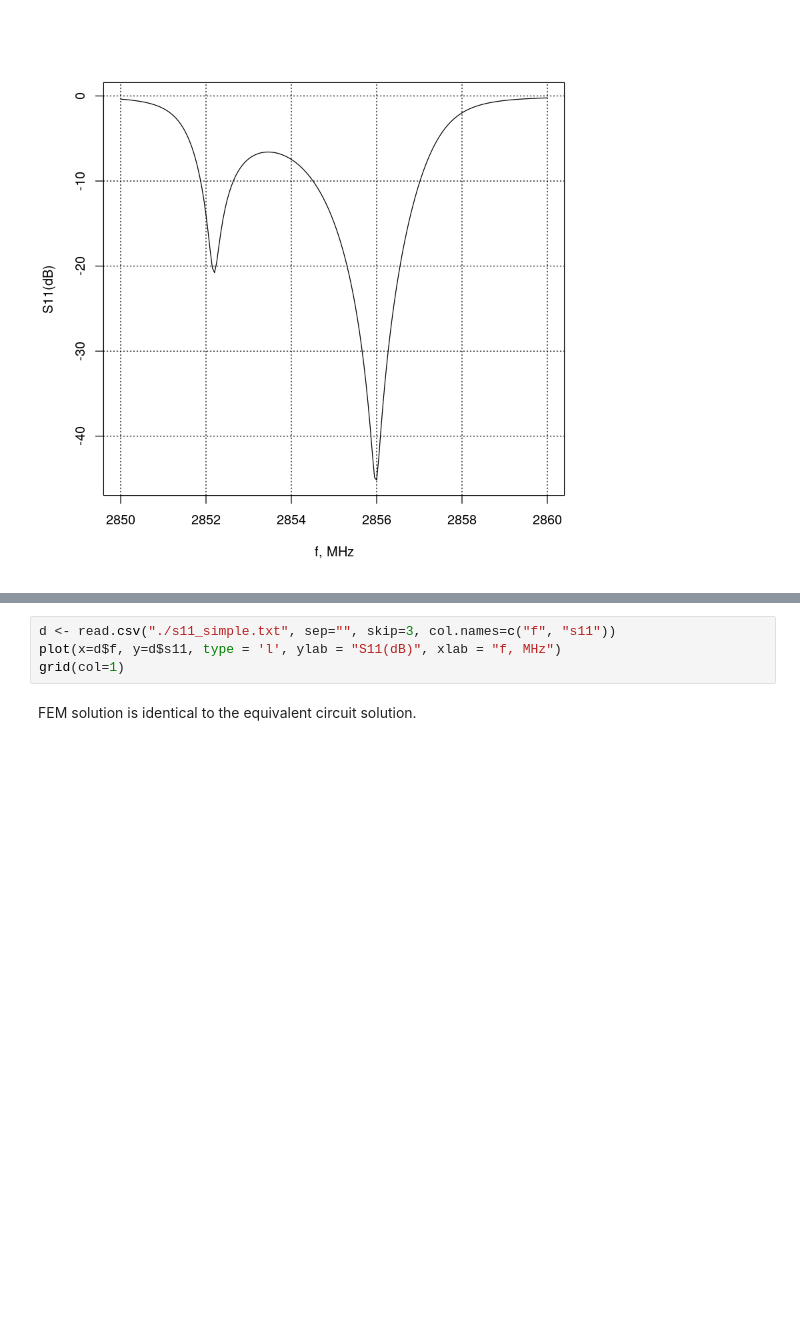
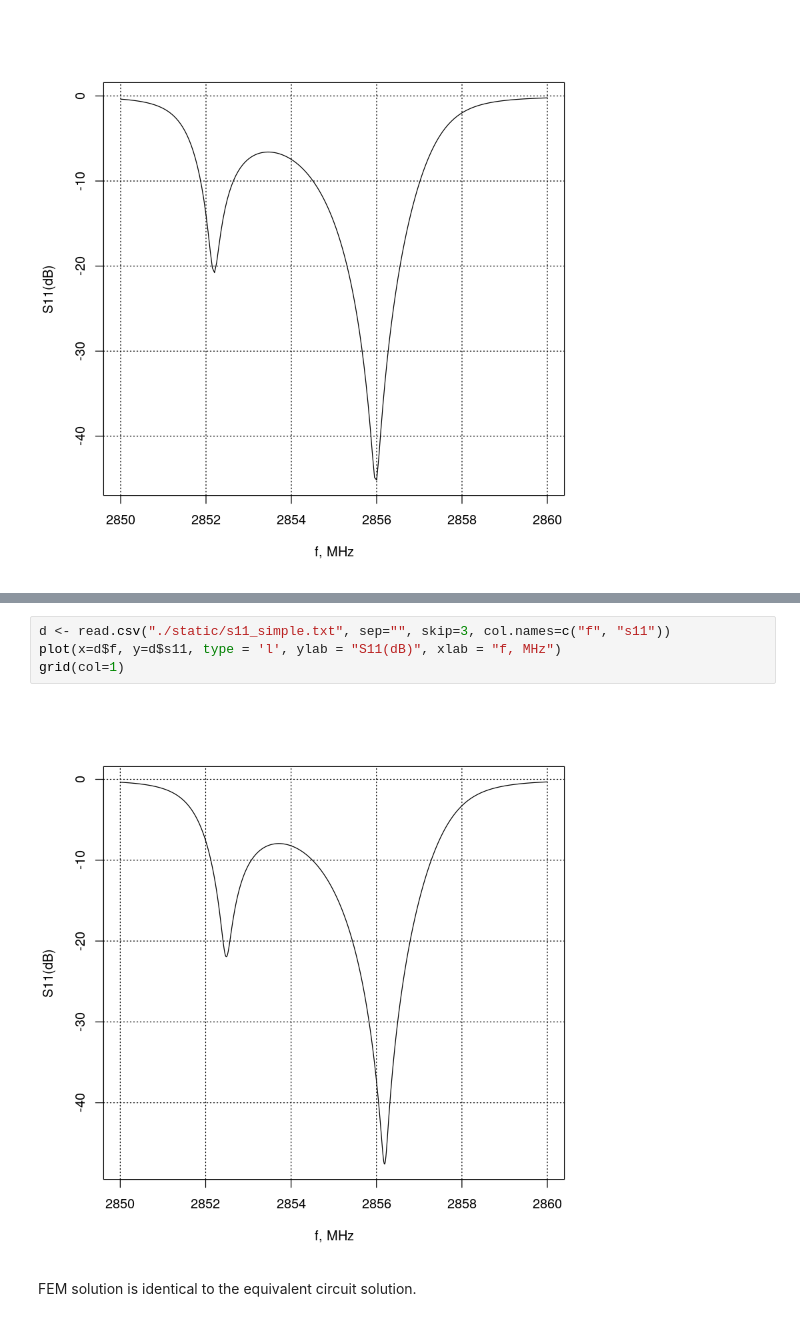
Before and after one commit to matsievskiysv/equivalent_circuit, a Jupyter notebook: comparison.ipynb, the cells around one changed output, grey strips where cells are left out. Drawn from its saved outputs; the diff is of its cells as text; blank space fills up the shorter version.

```diff
--- a/comparison.ipynb
+++ b/comparison.ipynb
@@ -514,9 +523,11 @@ grid(col='black')
 |:---:|
 |Model of the device in FEM software|
 # %%
-d <- read.csv("./s11_simple.txt", sep="", skip=3, col.names=c("f", "s11"))
+d <- read.csv("./static/s11_simple.txt", sep="", skip=3, col.names=c("f", "s11"))
 plot(x=d$f, y=d$s11, type = 'l', ylab = "S11(dB)", xlab = "f, MHz")
 grid(col=1)
+# %% [output]
+[figure, added]
 # %% [markdown]
 FEM solution is identical to the equivalent circuit solution.
 # %% [markdown]
```
Also changed, not shown: parts of 20 cells of this notebook, 33 other files.
